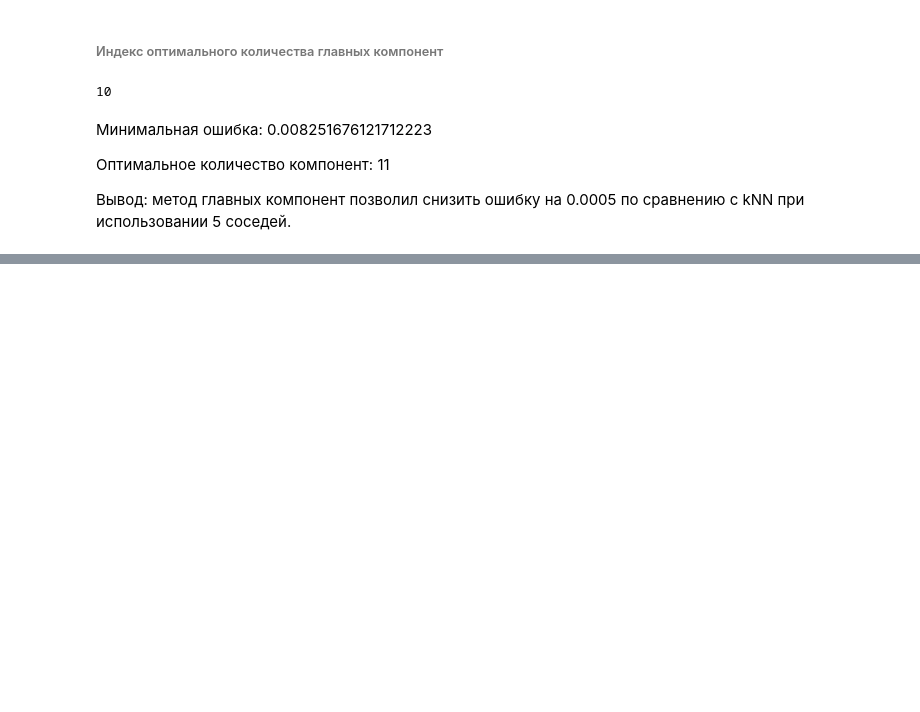
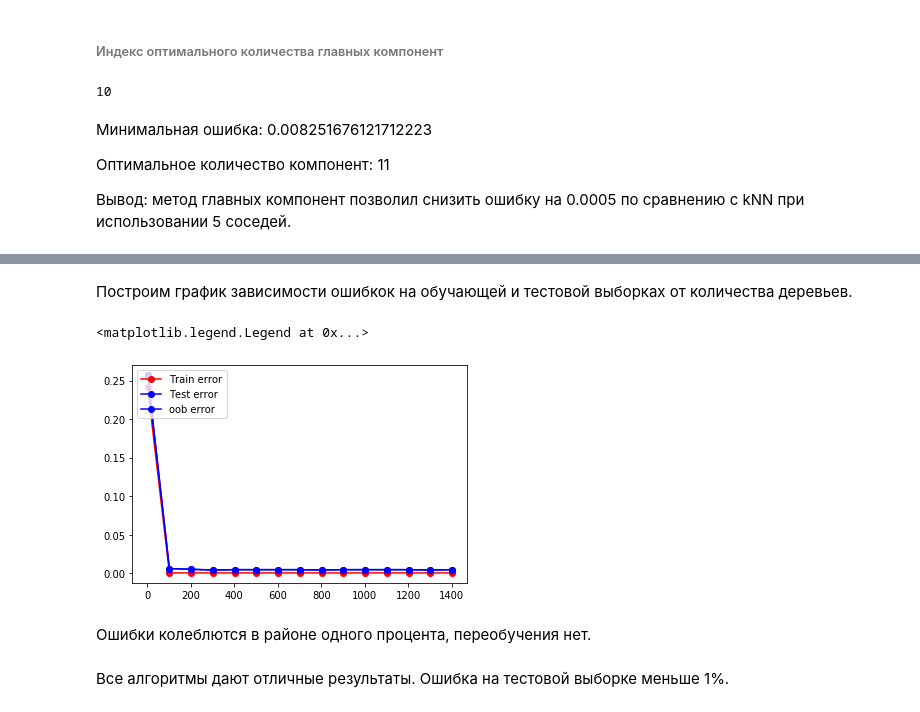
Before and after one commit to KSTconsult/MLearning, a Jupyter notebook: Lab1.ipynb, the cells around one changed output, grey strips where cells are left out. Drawn from its saved outputs; the diff is of its cells as text; code cells hidden in the pictures; blank space fills up the shorter version.

```diff
--- a/Lab1.ipynb
+++ b/Lab1.ipynb
@@ -410,0 +646,25 @@ np.argmin(err_test_mas)
+# %% [markdown]
+Построим график зависимости ошибкок на обучающей и тестовой выборках от количества деревьев.
+# %%
+ran_tree = range(1, 1500, 100)
+err_train_mas = []
+err_test_mas = []
+err_oob = []
+for t_cur in ran_tree:
+    mod_t = ensemble.GradientBoostingClassifier(n_estimators = t_cur)
+    mod_t.fit(X_train, y_train)
+    err_train_mas.append(np.mean(mod_t.predict(X_train) != y_train))
+    err_test_mas.append(np.mean(mod_t.predict(X_test) != y_test))
+    err_oob.append(np.mean(mod_t.predict(X_test) != y_test))
+plt.plot(ran_tree, err_train_mas, 'r-o', label = 'Train error')
+plt.plot(ran_tree, err_test_mas,  'b-o', label = 'Test error')
+plt.plot(ran_tree, err_oob,  'b-o', label = 'oob error')
+
+plt.legend(loc = 2)
+# %% [output]
+<matplotlib.legend.Legend at 0x...>
+[figure, added]
+# %% [markdown]
+Ошибки колеблются в районе одного процента, переобучения нет.
+# %% [markdown]
+Все алгоритмы дают отличные результаты. Ошибка на тестовой выборке меньше 1%.
```
Also changed, not shown: parts of 32 cells of this notebook.
